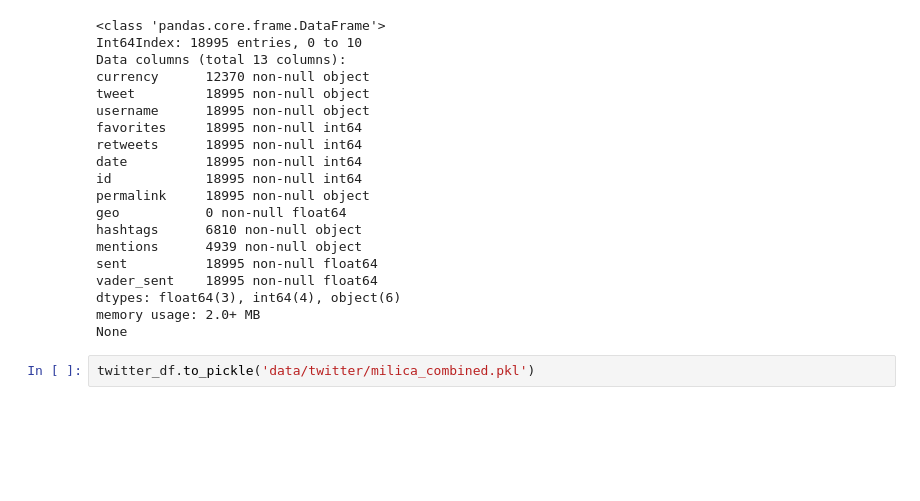
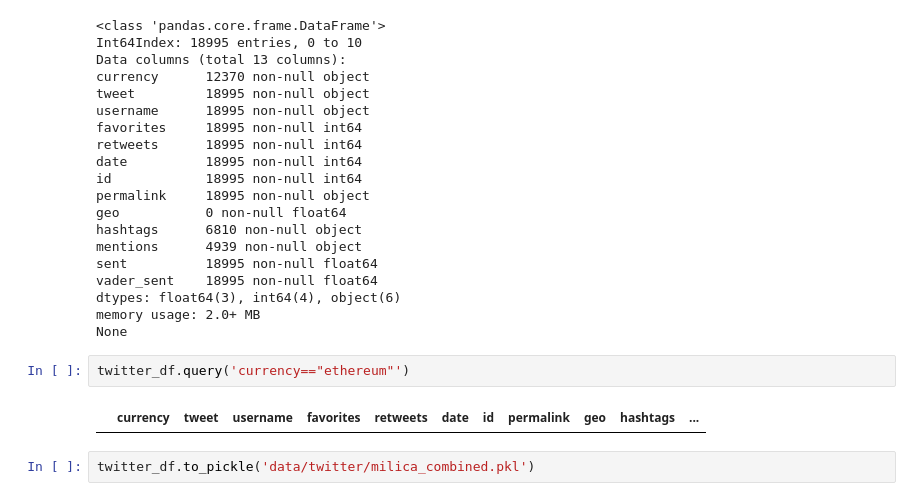
Before and after one commit to kuzmanovicd/crypto-predictor, a Jupyter notebook: twitter-dataset-playground.ipynb, the cells around one changed output. Drawn from its saved outputs; the diff is of its cells as text; blank space fills up the shorter version.

```diff
--- a/twitter-dataset-playground.ipynb
+++ b/twitter-dataset-playground.ipynb
@@ -43,6 +43,10 @@ vader_sent    18995 non-null float64
 dtypes: float64(3), int64(4), object(6)
 memory usage: 2.0+ MB
 None
+# %%
+twitter_df.query('currency=="ethereum"')
+# %% [output]
+|  | currency | tweet | username | favorites | retweets | date | id | permalink | geo | hashtags | ... |
 # %%
 twitter_df.to_pickle('data/twitter/milica_combined.pkl')
 # %%
```
Also changed, not shown: 10 other files.
